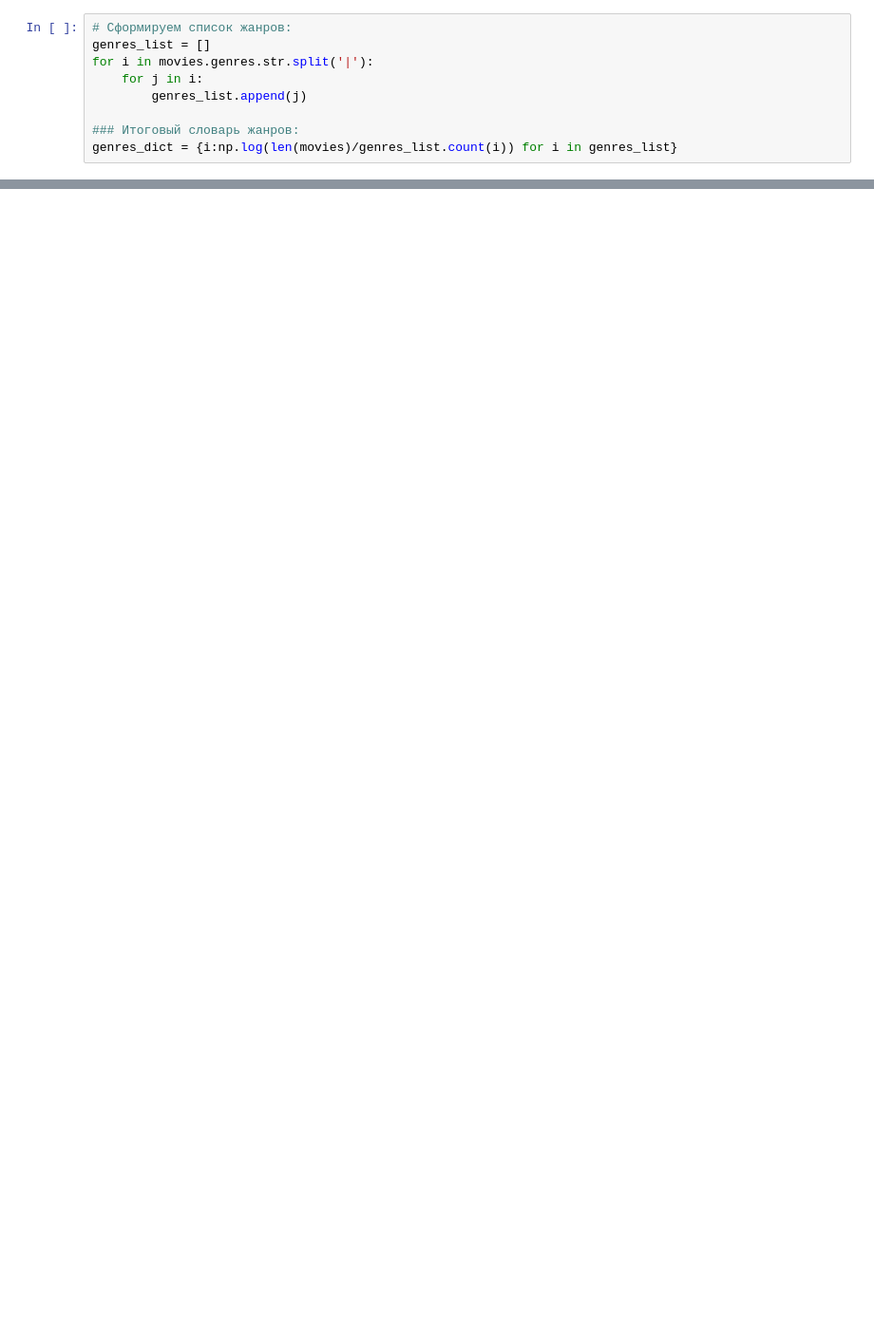
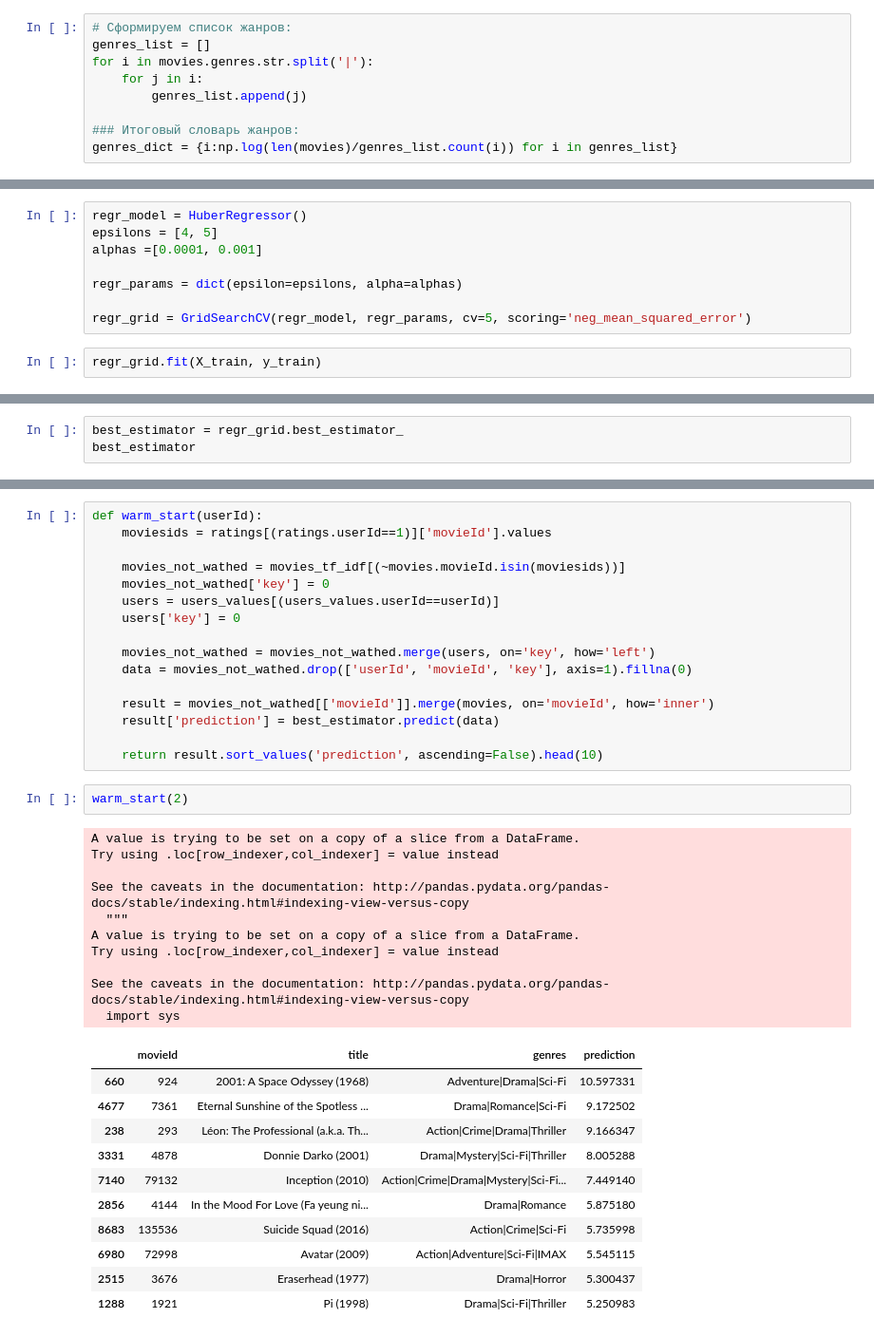
Before and after one commit to kianya/recomend_systems, a Jupyter notebook: homework-3-hybrid.ipynb, the cells around one changed output, grey strips where cells are left out. Shown at 95% size. Saved outputs shown, nothing was run; the diff lists cells and outputs as text; blank space fills up the shorter version.

```diff
--- a/homework-3-hybrid.ipynb
+++ b/homework-3-hybrid.ipynb
@@ -188,0 +199,10 @@ mean_squared_error(predictions, y_test)
+# %%
+regr_model = HuberRegressor()
+epsilons = [4, 5]
+alphas =[0.0001, 0.001]
+
+regr_params = dict(epsilon=epsilons, alpha=alphas)
+
+regr_grid = GridSearchCV(regr_model, regr_params, cv=5, scoring='neg_mean_squared_error')
+# %%
+regr_grid.fit(X_train, y_train)
@@ -188,0 +217,3 @@ mean_squared_error(predictions, y_test)
+# %%
+best_estimator = regr_grid.best_estimator_
+best_estimator
@@ -188,0 +235,40 @@ mean_squared_error(predictions, y_test)
+# %%
+def warm_start(userId):
+    moviesids = ratings[(ratings.userId==1)]['movieId'].values
+
+    movies_not_wathed = movies_tf_idf[(~movies.movieId.isin(moviesids))]
+    movies_not_wathed['key'] = 0
+    users = users_values[(users_values.userId==userId)]
+    users['key'] = 0
+
+    movies_not_wathed = movies_not_wathed.merge(users, on='key', how='left')
+    data = movies_not_wathed.drop(['userId', 'movieId', 'key'], axis=1).fillna(0)
+
+    result = movies_not_wathed[['movieId']].merge(movies, on='movieId', how='inner')
+    result['prediction'] = best_estimator.predict(data)
+
+    return result.sort_values('prediction', ascending=False).head(10)
+# %%
+warm_start(2)
+# %% [output]
+A value is trying to be set on a copy of a slice from a DataFrame.
+Try using .loc[row_indexer,col_indexer] = value instead
+
+See the caveats in the documentation: http://pandas.pydata.org/pandas-docs/stable/indexing.html#indexing-view-versus-copy
+  """
+A value is trying to be set on a copy of a slice from a DataFrame.
+Try using .loc[row_indexer,col_indexer] = value instead
+
+See the caveats in the documentation: http://pandas.pydata.org/pandas-docs/stable/indexing.html#indexing-view-versus-copy
+  import sys
+|  | movieId | title | genres | prediction |
+| 660 | 924 | 2001: A Space Odyssey (1968) | Adventure|Drama|Sci-Fi | 10.597331 |
+| 4677 | 7361 | Eternal Sunshine of the Spotless ... | Drama|Romance|Sci-Fi | 9.172502 |
+| 238 | 293 | Léon: The Professional (a.k.a. Th... | Action|Crime|Drama|Thriller | 9.166347 |
+| 3331 | 4878 | Donnie Darko (2001) | Drama|Mystery|Sci-Fi|Thriller | 8.005288 |
+| 7140 | 79132 | Inception (2010) | Action|Crime|Drama|Mystery|Sci-Fi... | 7.449140 |
+| 2856 | 4144 | In the Mood For Love (Fa yeung ni... | Drama|Romance | 5.875180 |
+| 8683 | 135536 | Suicide Squad (2016) | Action|Crime|Sci-Fi | 5.735998 |
+| 6980 | 72998 | Avatar (2009) | Action|Adventure|Sci-Fi|IMAX | 5.545115 |
+| 2515 | 3676 | Eraserhead (1977) | Drama|Horror | 5.300437 |
+| 1288 | 1921 | Pi (1998) | Drama|Sci-Fi|Thriller | 5.250983 |
```
Also changed, not shown: parts of 57 cells of this notebook.
